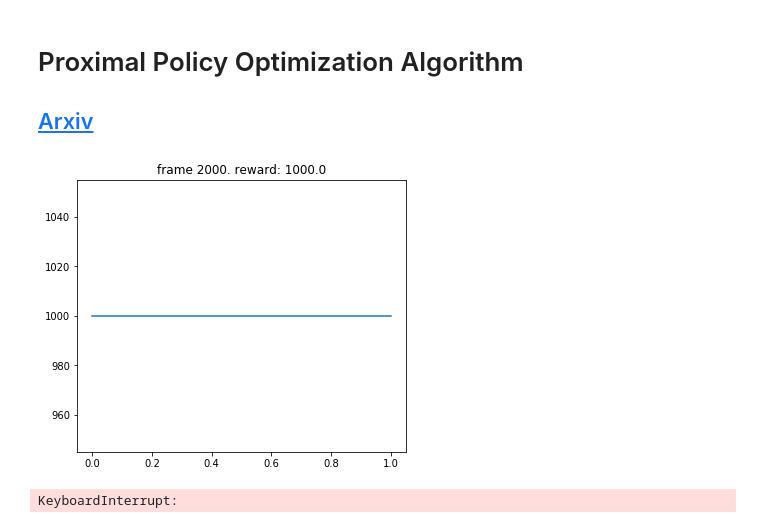
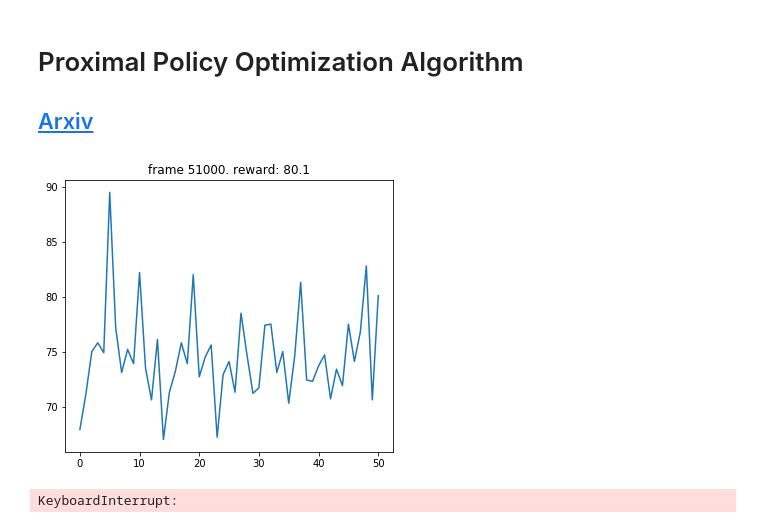
Before and after one commit to anthonysimeonov/276C-final, a Jupyter notebook: ppo_inverted_pendulum-test.ipynb, the cells around one changed output. Drawn from its saved outputs; the diff is of its cells as text; code cells hidden in the pictures.

```diff
--- a/ppo_inverted_pendulum-test.ipynb
+++ b/ppo_inverted_pendulum-test.ipynb
@@ -27,7 +27,7 @@ device   = torch.device("cuda" if use_cuda else "cpu")
 from common.multiprocessing_env import SubprocVecEnv
 
 num_envs = 16
-env_name = "InvertedPendulum-v2"
+env_name = "InvertedPendulumModified-friction-v10"
 
 
 def make_env():
@@ -192,7 +192,7 @@ ppo_epochs       = 10
 threshold_reward = 950
 
 model = ActorCritic(num_inputs, num_outputs, hidden_size).to(device)
-weights = torch.load('InvertedPendulum_PPO.pt')
+weights = torch.load('unmodified_weights/InvertedPendulumBase_PPO.pt')
 model.load_state_dict(weights)
 optimizer = optim.Adam(model.parameters(), lr=lr)
 # %%
@@ -226,33 +226,33 @@ while frame_idx < max_frames and not early_stop:
         log_probs.append(log_prob)
         values.append(value)
         rewards.append(torch.FloatTensor(reward).unsqueeze(1).to(device))
         masks.append(torch.FloatTensor(1 - done).unsqueeze(1).to(device))
 
         states.append(state)
         actions.append(action)
 
         state = next_state
         frame_idx += 1
 
         if frame_idx % 1000 == 0:
             test_reward = np.mean([test_env() for _ in range(10)])
             test_rewards.append(test_reward)
             plot(frame_idx, test_rewards)
             if test_reward > threshold_reward: early_stop = True
 
 
     next_state = torch.FloatTensor(next_state).to(device)
     _, next_value = model(next_state)
     returns = compute_gae(next_value, rewards, masks, values)
 
     returns   = torch.cat(returns).detach()
     log_probs = torch.cat(log_probs).detach()
     values    = torch.cat(values).detach()
     states    = torch.cat(states)
     actions   = torch.cat(actions)
     advantage = returns - values
 
-    ppo_update(ppo_epochs, mini_batch_size, states, actions, log_probs, returns, advantage)
+#     ppo_update(ppo_epochs, mini_batch_size, states, actions, log_probs, returns, advantage)
 # %% [output]
-[figure, old version]
+[figure, new version]
 KeyboardInterrupt:
```
Also changed, not shown: parts of 1 cell of this notebook, 2 other files.
